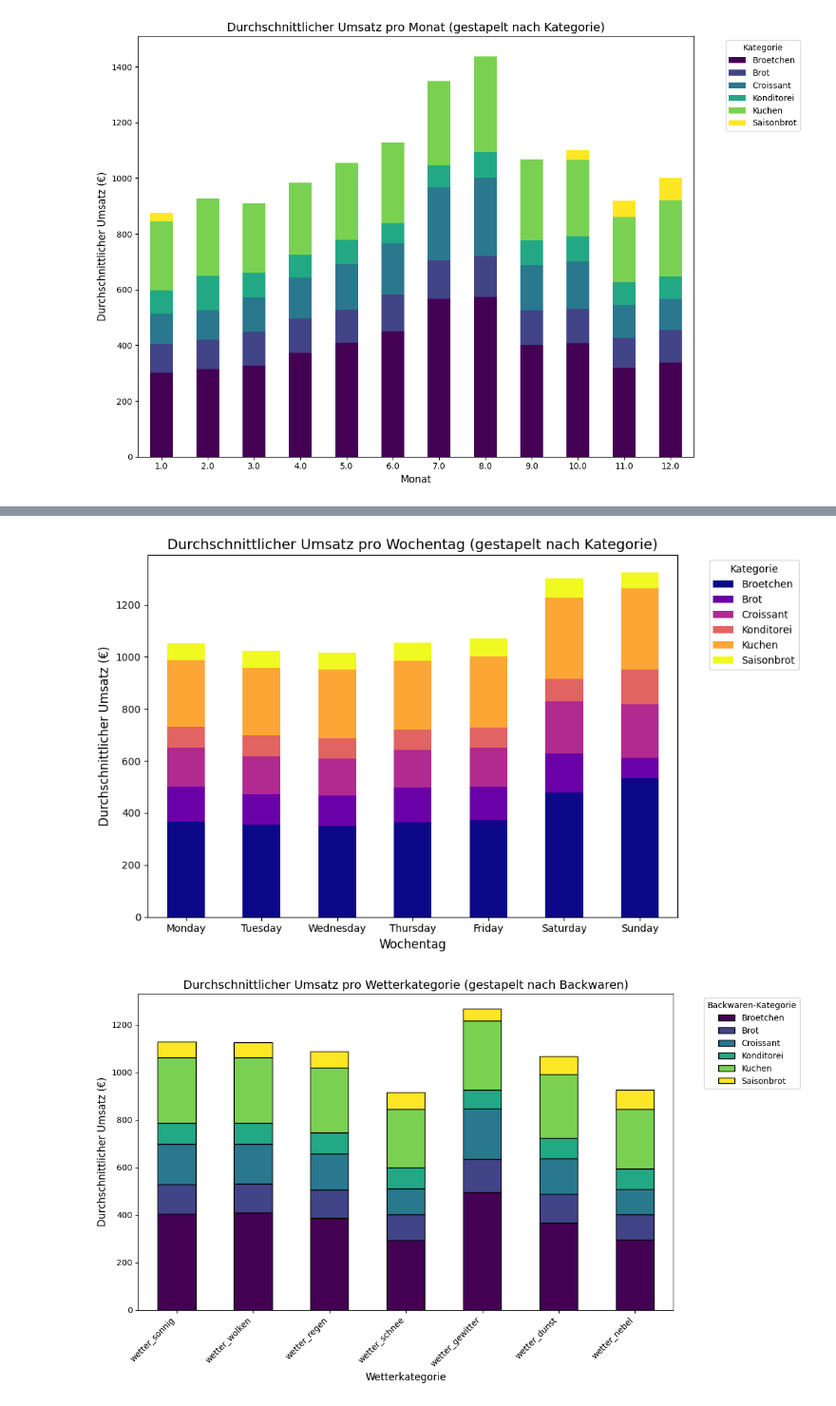
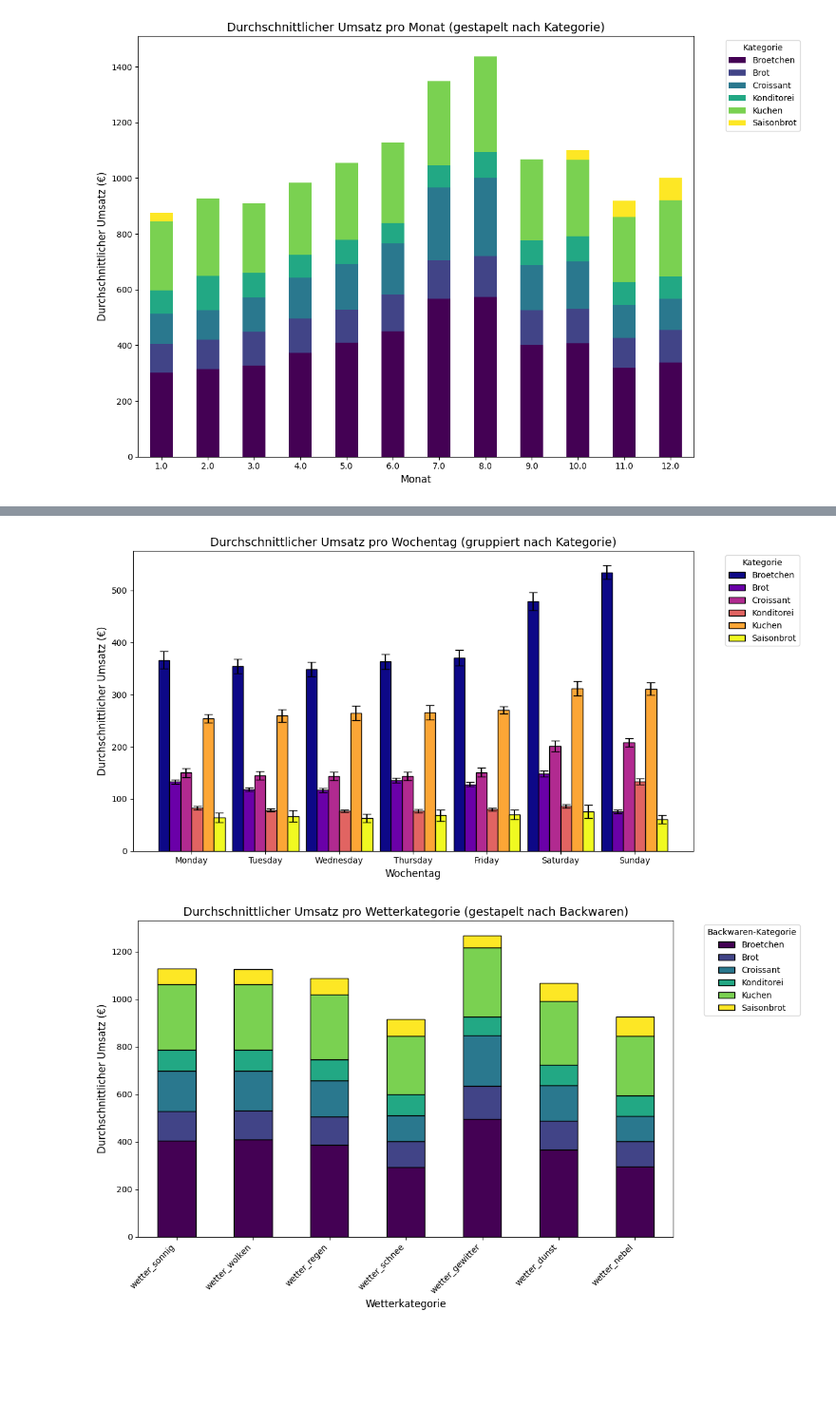
Before and after one commit to Heidikowski/Bakery-Project, a Jupyter notebook: 0_DataPreparation/Code/grafiken_umsatz.ipynb, the cells around one changed output, grey strips where cells are left out. Shown at 95% size. Saved outputs shown, nothing was run; the diff lists cells and outputs as text; code cells hidden in the pictures; blank space fills up the shorter version.

```diff
--- a/0_DataPreparation/Code/grafiken_umsatz.ipynb
+++ b/0_DataPreparation/Code/grafiken_umsatz.ipynb
@@ -40,43 +95,67 @@ plt.show()
 # %%
-# Umsatz pro Backwaren-Kategorie, nach Wochentag
+# Umsatz pro Wochentag mit Konfidenzintervallen
 
 import pandas as pd
 import matplotlib.pyplot as plt
+import numpy as np
 
 # Daten einlesen
-umsatz_gesamt = pd.read_csv('/workspaces/Bakery-Project/0_DataPreparation/Data/umsatz_gesamt.csv' , sep=',')
+umsatz_gesamt = pd.read_csv('/workspaces/Bakery-Project/0_DataPreparation/Data/umsatz_gesamt.csv', sep=',')
 
-# Umsatz pro Wochentag und Kategorie aggregieren (Durchschnitt berechnen)
+# Umsatz pro Wochentag und Kategorie aggregieren (Durchschnitt und Standardfehler berechnen)
 umsatz_pro_wochentag = (
     umsatz_gesamt.groupby(['Wochentag', 'Kategorie'])['Umsatz']
-    .mean()
+    .agg(['mean', 'sem'])  # Durchschnitt und Standardfehler berechnen
     .unstack(fill_value=0)  # Kategorien als Spalten
 )
 
-# Wochentage sortieren (falls nötig, je nach Sprache und Formatierung)
+# Wochentage sortieren (falls nötig)
 wochentage_sortiert = ['Monday', 'Tuesday', 'Wednesday', 'Thursday', 'Friday', 'Saturday', 'Sunday']
-umsatz_pro_wochentag = umsatz_pro_wochentag.reindex(wochentage_sortiert)
+umsatz_pro_wochentag = umsatz_pro_wochentag.reindex(wochentage_sortiert, level=0)
 
-# Plot erstellen
-umsatz_pro_wochentag.plot(
-    kind='bar',
-    stacked=True,
-    figsize=(10, 6),
-    colormap='plasma'  # Optionale Farbpalette
-)
+# Kategorien extrahieren
+kategorien = umsatz_pro_wochentag['mean'].columns
 
-# Titel und Achsenbeschriftungen hinzufügen
-plt.title('Durchschnittlicher Umsatz pro Wochentag (gestapelt nach Kategorie)', fontsize=14)
-plt.xlabel('Wochentag', fontsize=12)
-plt.ylabel('Durchschnittlicher Umsatz (€)', fontsize=12)
-plt.xticks(rotation=0)  # X-Achse (Wochentage) gerade ausrichten
-plt.legend(title='Kategorie', bbox_to_anchor=(1.05, 1), loc='upper left')
-plt.tight_layout()  # Layout optimieren
+# Gruppierte Balken vorbereiten
+x = np.arange(len(wochentage_sortiert))  # Positionen der Wochentage
+breite = 0.15  # Breite der Balken
 
-# Diagramm anzeigen
+# Subplot erstellen
+fig, ax = plt.subplots(figsize=(12, 6))
+
+# Farbpalette verwenden
+farben = plt.cm.plasma(np.linspace(0, 1, len(kategorien)))
+
+# Balken zeichnen
+for i, kategorie in enumerate(kategorien):
+    mittelwerte = umsatz_pro_wochentag['mean'][kategorie]
+    fehler = umsatz_pro_wochentag['sem'][kategorie] * 1.96  # 95%-Konfidenzintervall
+    ax.bar(
+        x + i * breite,  # Position der Balken (verschoben für Gruppierung)
+        mittelwerte,
+        width=breite,
+        label=kategorie,
+        yerr=fehler,  # Fehlerbalken
+        capsize=5,  # Endlinien der Fehlerbalken
+        color=farben[i],  # Farbe aus der Farbpalette
+        edgecolor='black'  # Balkenumrandung
+    )
+
+# Achsen und Titel anpassen
+ax.set_xticks(x + (len(kategorien) - 1) * breite / 2)  # Mittige Positionierung der Wochentage
+ax.set_xticklabels(wochentage_sortiert, rotation=0)
+ax.set_title('Durchschnittlicher Umsatz pro Wochentag (gruppiert nach Kategorie)', fontsize=14)
+ax.set_xlabel('Wochentag', fontsize=12)
+ax.set_ylabel('Durchschnittlicher Umsatz (€)', fontsize=12)
+
+# Legende hinzufügen
+ax.legend(title='Kategorie', bbox_to_anchor=(1.05, 1), loc='upper left')
+
+# Layout optimieren und Diagramm anzeigen
+plt.tight_layout()
 plt.show()
 # %% [output]
-[figure, old version]
+[figure, new version]
 # %%
 #Umsatz nach Wetterkategorie
 
```
Also changed, not shown: parts of 4 cells of this notebook, 1 other file.
